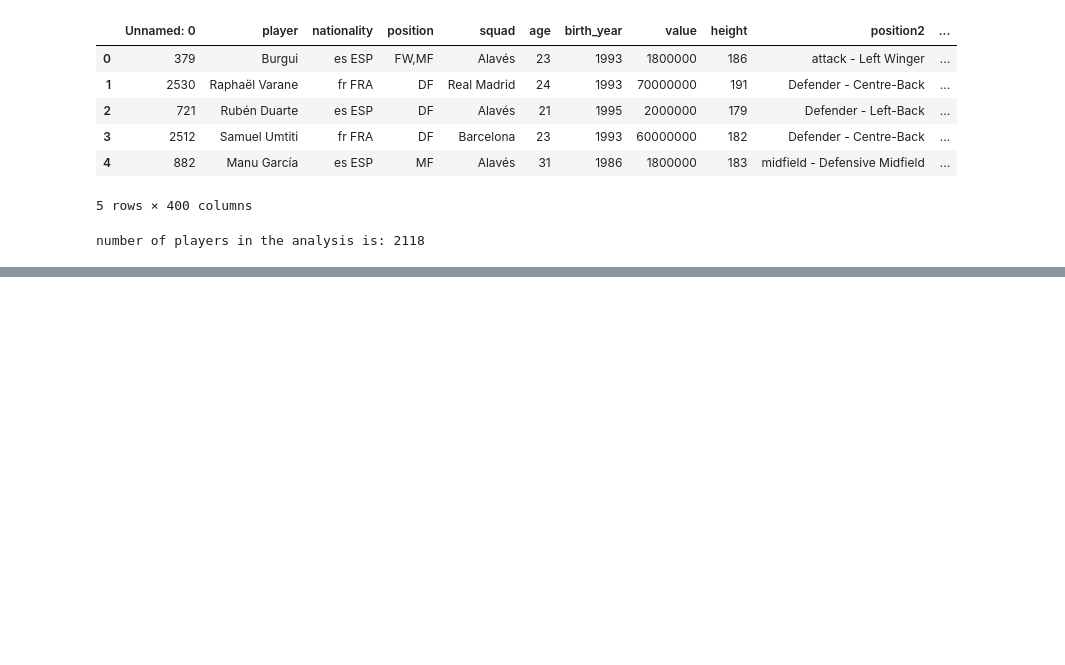
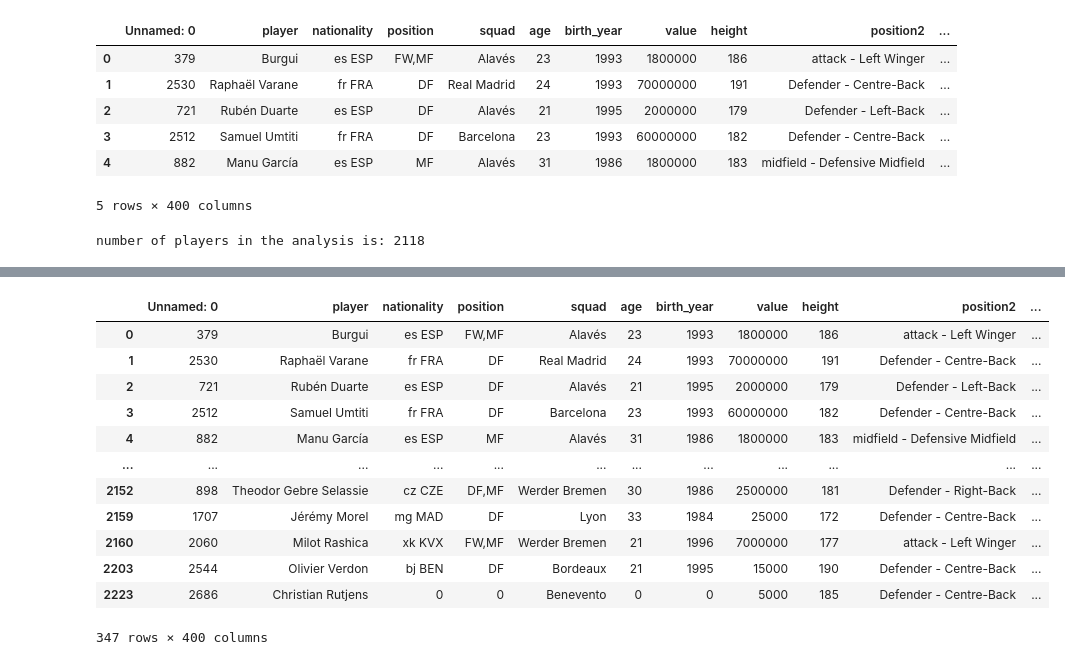
Before and after one commit to RockyOwens/Project1, a Jupyter notebook: SoccerPlayerAnalysis.ipynb, the cells around one changed output, grey strips where cells are left out. Cells and saved outputs as stored; diff of their text form; code cells hidden in the pictures; blank space fills up the shorter version.

```diff
--- a/SoccerPlayerAnalysis.ipynb
+++ b/SoccerPlayerAnalysis.ipynb
@@ -36,5 +105,20 @@ duplicate_total_players = soccer_data[soccer_data.duplicated(["player"],keep="fi
 # %%
 # Determine which nationality has the most players included in the analysis
-nationality = soccer_data.groupby[("nationality")].sum()["player"]
+nationality = soccer_data.groupby('nationality')
+nationality.head()
+# %% [output]
+|  | Unnamed: 0 | player | nationality | position | squad | age | birth_year | value | height | position2 | ... |
+| 0 | 379 | Burgui | es ESP | FW,MF | Alavés | 23 | 1993 | 1800000 | 186 | attack - Left Winger | ... |
+| 1 | 2530 | Raphaël Varane | fr FRA | DF | Real Madrid | 24 | 1993 | 70000000 | 191 | Defender - Centre-Back | ... |
+| 2 | 721 | Rubén Duarte | es ESP | DF | Alavés | 21 | 1995 | 2000000 | 179 | Defender - Left-Back | ... |
+| 3 | 2512 | Samuel Umtiti | fr FRA | DF | Barcelona | 23 | 1993 | 60000000 | 182 | Defender - Centre-Back | ... |
+| 4 | 882 | Manu García | es ESP | MF | Alavés | 31 | 1986 | 1800000 | 183 | midfield - Defensive Midfield | ... |
+| ... | ... | ... | ... | ... | ... | ... | ... | ... | ... | ... | ... |
+| 2152 | 898 | Theodor Gebre Selassie | cz CZE | DF,MF | Werder Bremen | 30 | 1986 | 2500000 | 181 | Defender - Right-Back | ... |
+| 2159 | 1707 | Jérémy Morel | mg MAD | DF | Lyon | 33 | 1984 | 25000 | 172 | Defender - Centre-Back | ... |
+| 2160 | 2060 | Milot Rashica | xk KVX | FW,MF | Werder Bremen | 21 | 1996 | 7000000 | 177 | attack - Left Winger | ... |
+| 2203 | 2544 | Olivier Verdon | bj BEN | DF | Bordeaux | 21 | 1995 | 15000 | 190 | Defender - Centre-Back | ... |
+| 2223 | 2686 | Christian Rutjens | 0 | 0 | Benevento | 0 | 0 | 5000 | 185 | Defender - Centre-Back | ... |
+347 rows × 400 columns
 # %%
 # Determine which position plays the most minutes
```
Also changed, not shown: parts of 10 cells of this notebook.
